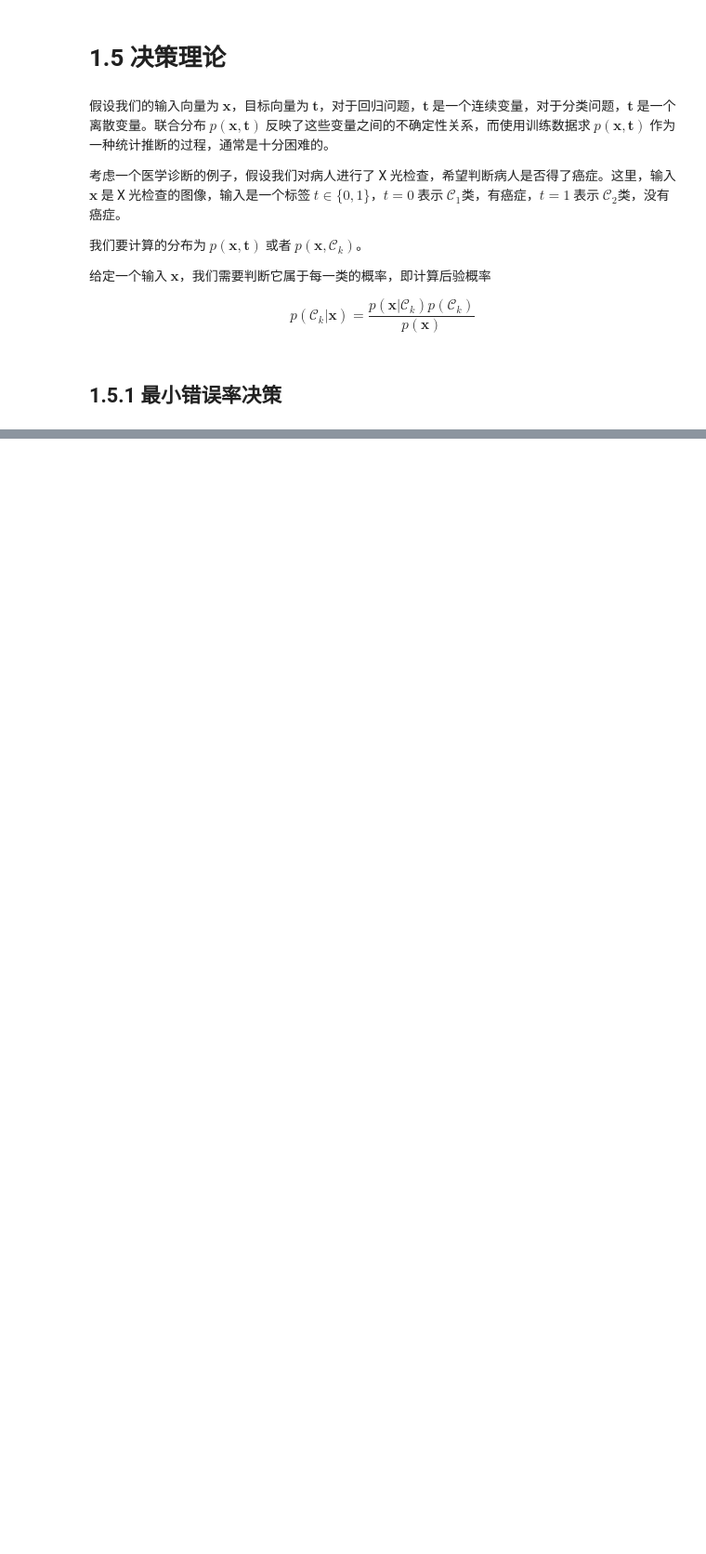
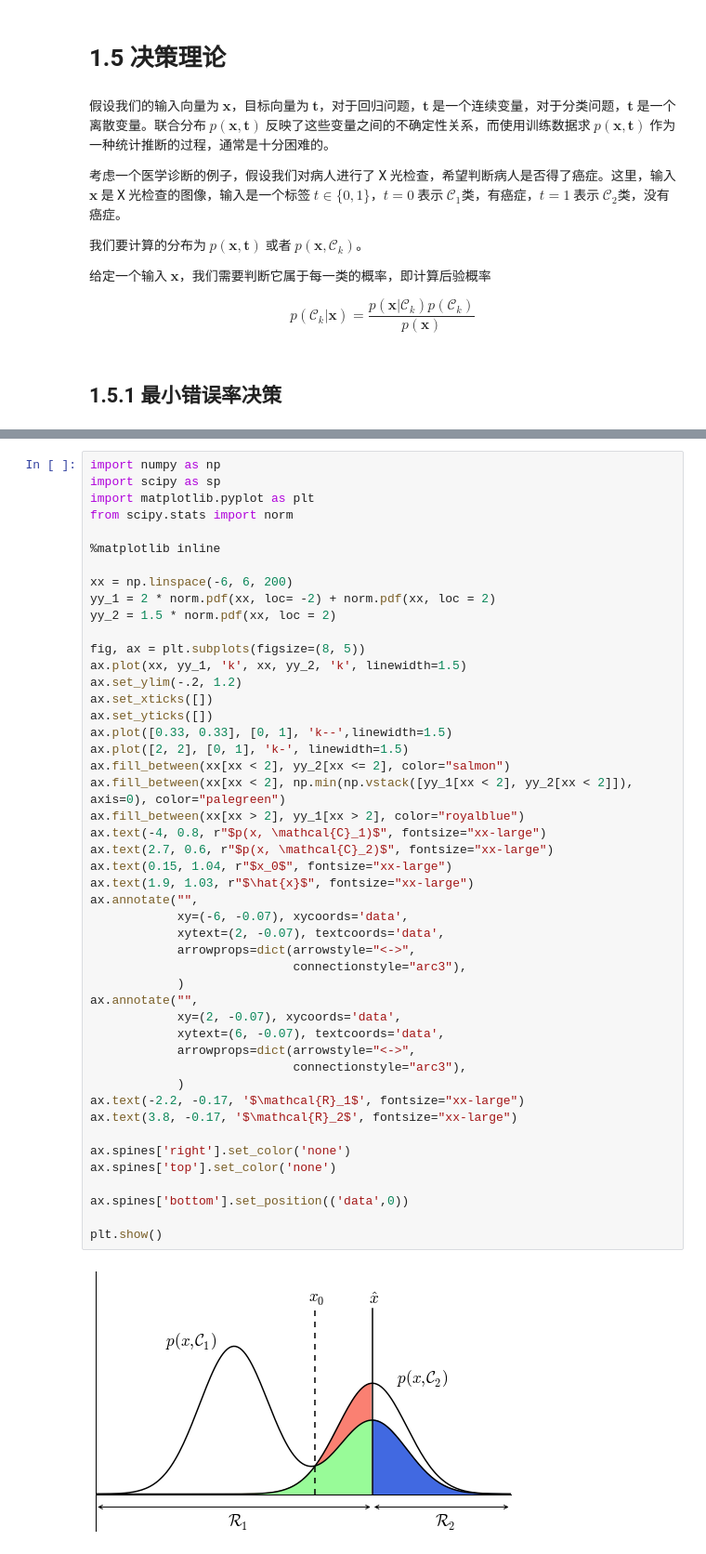
Before and after one commit to wanghaisheng/notes-machine-learning, a Jupyter notebook: Chap-01-Introduction/01-05-Decision-Theory.ipynb, the cells around one changed output, grey strips where cells are left out. Shown at 93% size. Saved outputs shown, nothing was run; the diff lists cells and outputs as text; blank space fills up the shorter version.

```diff
--- a/Chap-01-Introduction/01-05-Decision-Theory.ipynb
+++ b/Chap-01-Introduction/01-05-Decision-Theory.ipynb
@@ -37,0 +40,49 @@ $$
+# %%
+import numpy as np
+import scipy as sp
+import matplotlib.pyplot as plt
+from scipy.stats import norm
+
+%matplotlib inline
+
+xx = np.linspace(-6, 6, 200)
+yy_1 = 2 * norm.pdf(xx, loc= -2) + norm.pdf(xx, loc = 2)
+yy_2 = 1.5 * norm.pdf(xx, loc = 2)
+
+fig, ax = plt.subplots(figsize=(8, 5))
+ax.plot(xx, yy_1, 'k', xx, yy_2, 'k', linewidth=1.5)
+ax.set_ylim(-.2, 1.2)
+ax.set_xticks([])
+ax.set_yticks([])
+ax.plot([0.33, 0.33], [0, 1], 'k--',linewidth=1.5)
+ax.plot([2, 2], [0, 1], 'k-', linewidth=1.5)
+ax.fill_between(xx[xx < 2], yy_2[xx <= 2], color="salmon")
+ax.fill_between(xx[xx < 2], np.min(np.vstack([yy_1[xx < 2], yy_2[xx < 2]]), axis=0), color="palegreen")
+ax.fill_between(xx[xx > 2], yy_1[xx > 2], color="royalblue")
+ax.text(-4, 0.8, r"$p(x, \mathcal{C}_1)$", fontsize="xx-large")
+ax.text(2.7, 0.6, r"$p(x, \mathcal{C}_2)$", fontsize="xx-large")
+ax.text(0.15, 1.04, r"$x_0$", fontsize="xx-large")
+ax.text(1.9, 1.03, r"$\hat{x}$", fontsize="xx-large")
+ax.annotate("",
+            xy=(-6, -0.07), xycoords='data',
+            xytext=(2, -0.07), textcoords='data',
+            arrowprops=dict(arrowstyle="<->",
+                            connectionstyle="arc3"),
+            )
+ax.annotate("",
+            xy=(2, -0.07), xycoords='data',
+            xytext=(6, -0.07), textcoords='data',
+            arrowprops=dict(arrowstyle="<->",
+                            connectionstyle="arc3"),
+            )
+ax.text(-2.2, -0.17, '$\mathcal{R}_1$', fontsize="xx-large")
+ax.text(3.8, -0.17, '$\mathcal{R}_2$', fontsize="xx-large")
+
+ax.spines['right'].set_color('none')
+ax.spines['top'].set_color('none')
+
+ax.spines['bottom'].set_position(('data',0))
+
+plt.show()
+# %% [output]
+[figure, added]
```
Also changed, not shown: parts of 17 cells of this notebook, 4 other files.
